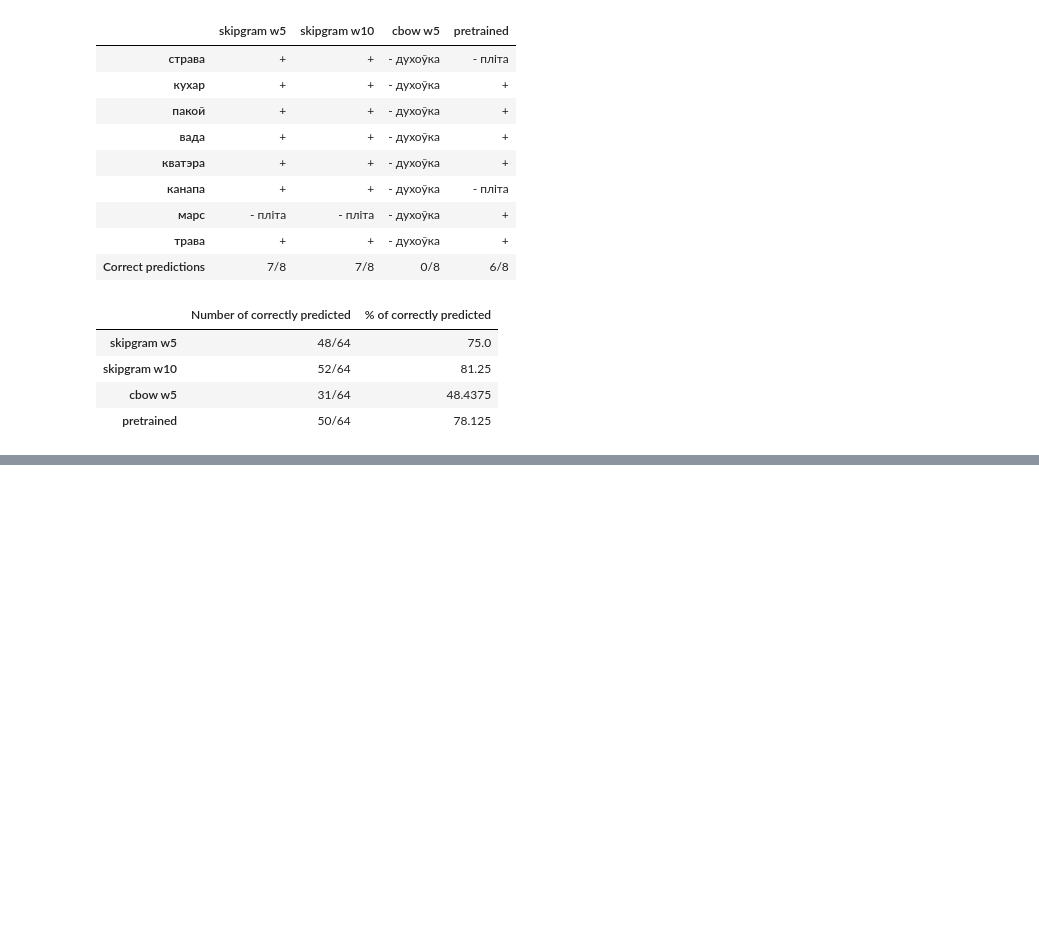
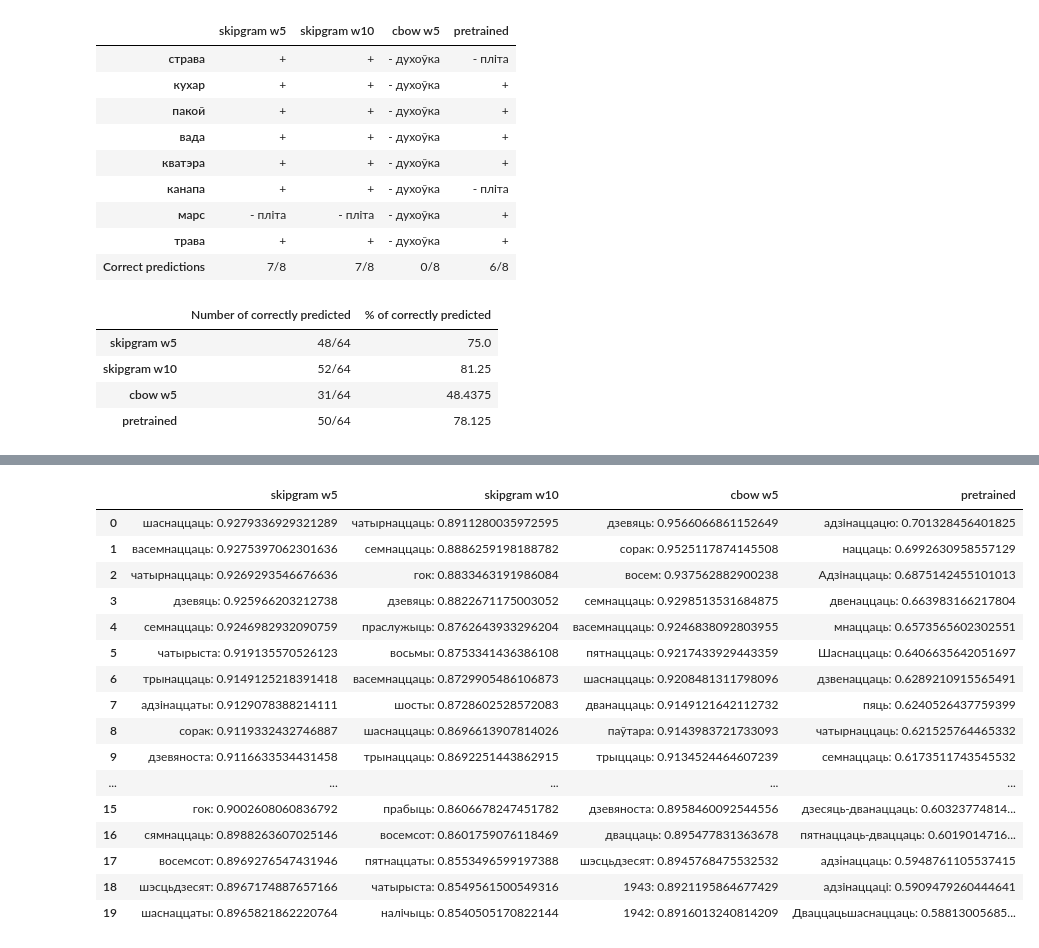
Before and after one commit to rommmmmka/computational-linguistics, a Jupyter notebook: hw3/4_analyze_models.ipynb, the cells around one changed output, grey strips where cells are left out. Cells and saved outputs as stored; diff of their text form; code cells hidden in the pictures; blank space fills up the shorter version.

```diff
--- a/hw3/4_analyze_models.ipynb
+++ b/hw3/4_analyze_models.ipynb
@@ -200,0 +271,22 @@ pd.DataFrame(
+# %%
+apply_func(
+    lambda x, _: x.most_similar(["адзінаццаць"], topn=20)
+)
+# %% [output]
+|  | skipgram w5 | skipgram w10 | cbow w5 | pretrained |
+| 0 | шаснаццаць: 0.9279336929321289 | чатырнаццаць: 0.8911280035972595 | дзевяць: 0.9566066861152649 | адзінаццацю: 0.701328456401825 |
+| 1 | васемнаццаць: 0.9275397062301636 | семнаццаць: 0.8886259198188782 | сорак: 0.9525117874145508 | наццаць: 0.6992630958557129 |
+| 2 | чатырнаццаць: 0.9269293546676636 | гок: 0.8833463191986084 | восем: 0.937562882900238 | Адзінаццаць: 0.6875142455101013 |
+| 3 | дзевяць: 0.925966203212738 | дзевяць: 0.8822671175003052 | семнаццаць: 0.9298513531684875 | двенаццаць: 0.663983166217804 |
+| 4 | семнаццаць: 0.9246982932090759 | праслужыць: 0.8762643933296204 | васемнаццаць: 0.9246838092803955 | мнаццаць: 0.6573565602302551 |
+| 5 | чатырыста: 0.919135570526123 | восьмы: 0.8753341436386108 | пятнаццаць: 0.9217433929443359 | Шаснаццаць: 0.6406635642051697 |
+| 6 | трынаццаць: 0.9149125218391418 | васемнаццаць: 0.8729905486106873 | шаснаццаць: 0.9208481311798096 | дзвенаццаць: 0.6289210915565491 |
+| 7 | адзінаццаты: 0.9129078388214111 | шосты: 0.8728602528572083 | дванаццаць: 0.9149121642112732 | пяць: 0.6240526437759399 |
+| 8 | сорак: 0.9119332432746887 | шаснаццаць: 0.8696613907814026 | паўтара: 0.9143983721733093 | чатырнаццаць: 0.621525764465332 |
+| 9 | дзевяноста: 0.9116633534431458 | трынаццаць: 0.8692251443862915 | трыццаць: 0.9134524464607239 | семнаццаць: 0.6173511743545532 |
+| ... | ... | ... | ... | ... |
+| 15 | гок: 0.9002608060836792 | прабыць: 0.8606678247451782 | дзевяноста: 0.8958460092544556 | дзесяць-дванаццаць: 0.60323774814... |
+| 16 | сямнаццаць: 0.8988263607025146 | восемсот: 0.8601759076118469 | дваццаць: 0.895477831363678 | пятнаццаць-дваццаць: 0.6019014716... |
+| 17 | восемсот: 0.8969276547431946 | пятнаццаты: 0.8553496599197388 | шэсцьдзесят: 0.8945768475532532 | адзiнаццаць: 0.5948761105537415 |
+| 18 | шэсцьдзесят: 0.8967174887657166 | чатырыста: 0.8549561500549316 | 1943: 0.8921195864677429 | адзінаццаці: 0.5909479260444641 |
+| 19 | шаснаццаты: 0.8965821862220764 | налічыць: 0.8540505170822144 | 1942: 0.8916013240814209 | Дваццацьшаснаццаць: 0.58813005685... |
```
Also changed, not shown: parts of 10 cells of this notebook.
